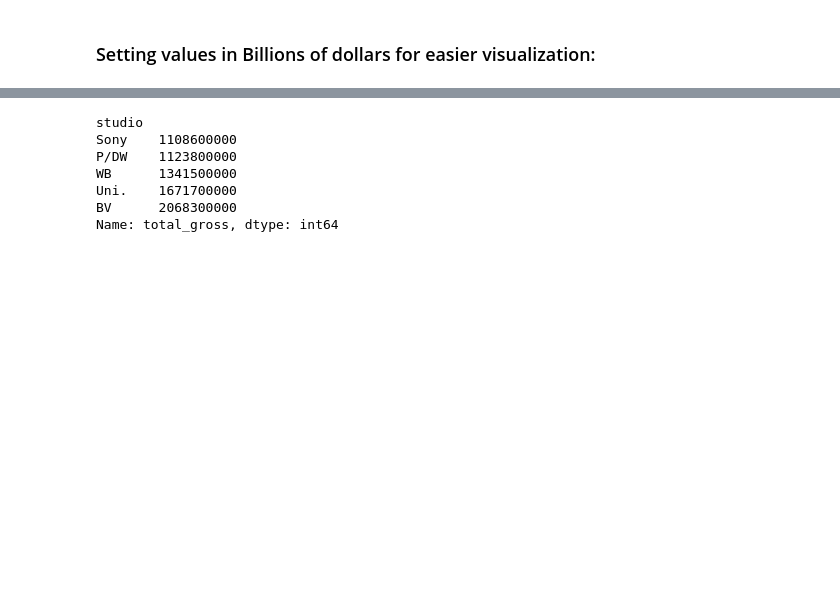
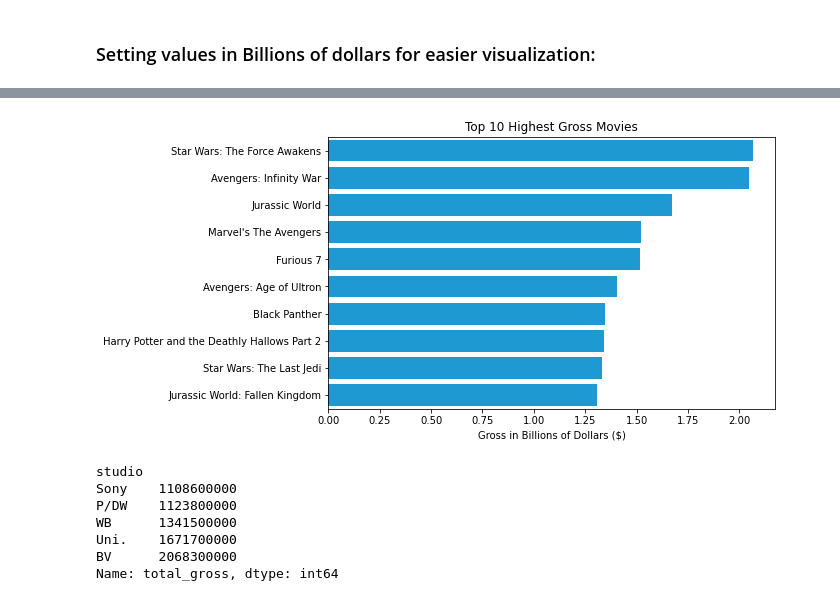
Before and after one commit to epradojr/Microsoft-Movie-Studio-Business-Proposition, a Jupyter notebook: dsc-phase1-project-marcelo.ipynb, the cells around one changed output, grey strips where cells are left out. Drawn from its saved outputs; the diff is of its cells as text; code cells hidden in the pictures; blank space fills up the shorter version.

```diff
--- a/dsc-phase1-project-marcelo.ipynb
+++ b/dsc-phase1-project-marcelo.ipynb
@@ -200,0 +235,10 @@ ax.set_xlabel('Gross in Billions of Dollars ($)');
+# %%
+fig, ax = plt.subplots(figsize=(8,5))
+# x_top10_gross.reverse()
+# height_top10_gross.reverse()
+# clrs = ['grey' if gross_df[gross_df['studio'].str.contains('BV')] else 'red' for x in x_top10_gross]
+
+barplot = sns.barplot(x=height_top10_gross, y=x_top10_gross, data=gross_df, color='#00A4EF')
+barplot.set(title='Top 10 Highest Gross Movies', xlabel='Gross in Billions of Dollars ($)');
+# %% [output]
+[figure, added]
```
Also changed, not shown: parts of 6 cells of this notebook.
